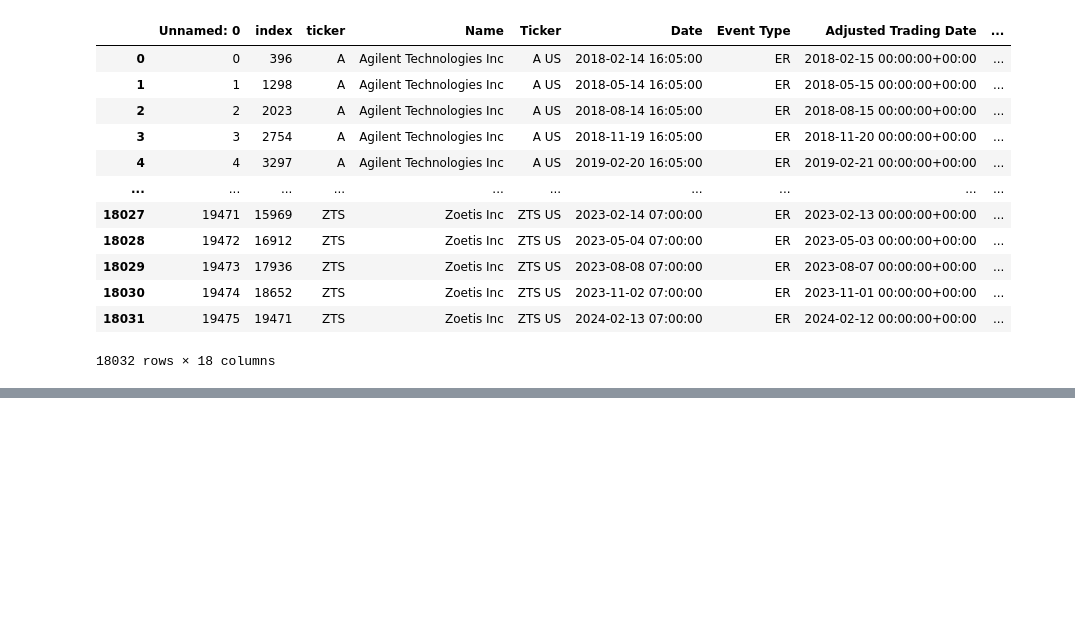
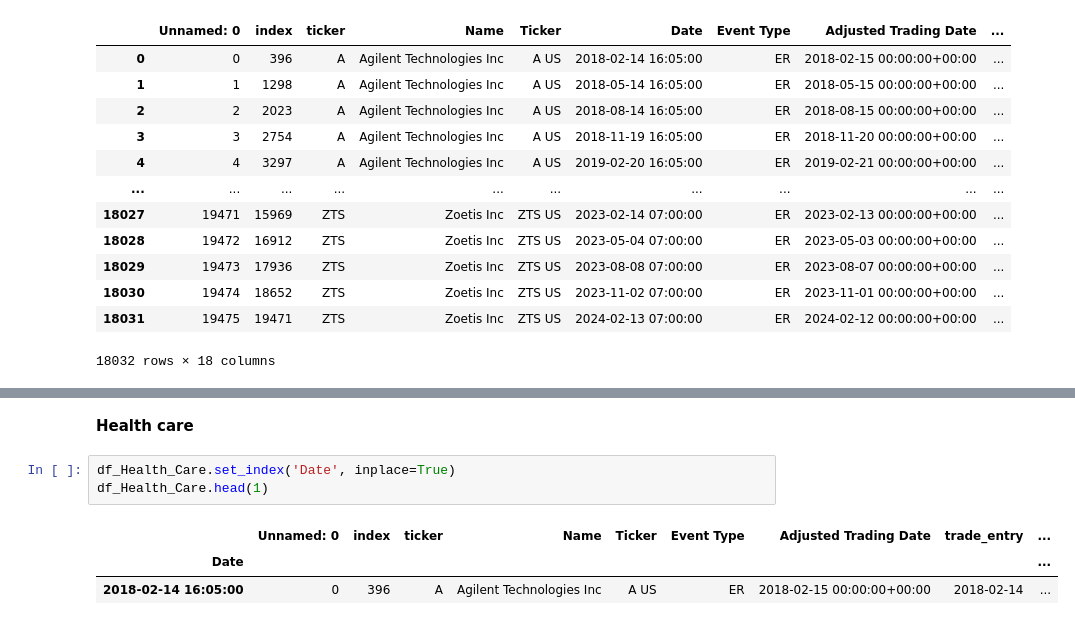
Before and after one commit to shreyjain-uchicago/ProjectLab_Spring-24_HullTactical, a Jupyter notebook: options_analysis sectors.ipynb, the cells around one changed output, grey strips where cells are left out. Drawn from its saved outputs; the diff is of its cells as text; blank space fills up the shorter version.

```diff
--- a/options_analysis sectors.ipynb
+++ b/options_analysis sectors.ipynb
@@ -445,0 +468,9 @@ plt.show()
+# %% [markdown]
+**Health care**
+# %%
+df_Health_Care.set_index('Date', inplace=True)
+df_Health_Care.head(1)
+# %% [output]
+|  | Unnamed: 0 | index | ticker | Name | Ticker | Event Type | Adjusted Trading Date | trade_entry | ... |
+| Date |  |  |  |  |  |  |  |  | ... |
+| 2018-02-14 16:05:00 | 0 | 396 | A | Agilent Technologies Inc | A US | ER | 2018-02-15 00:00:00+00:00 | 2018-02-14 | ... |
```
Also changed, not shown: parts of 43 cells of this notebook.
